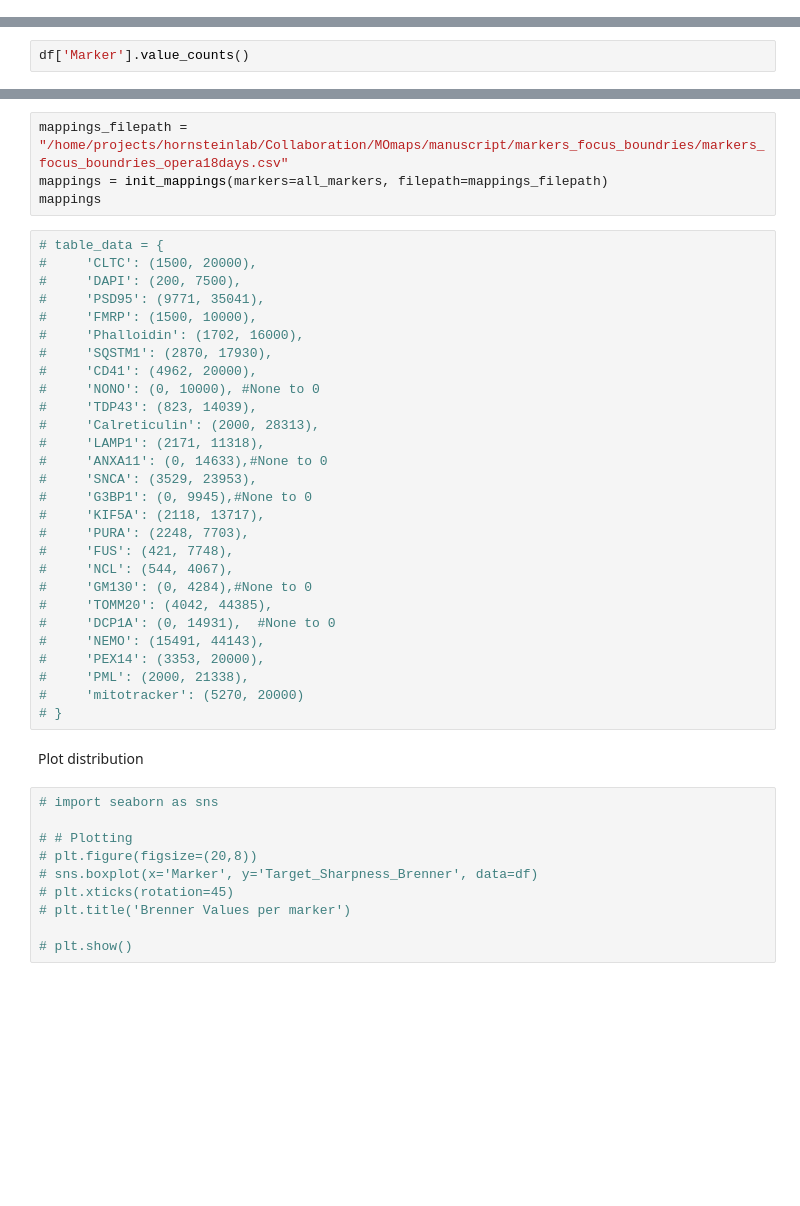
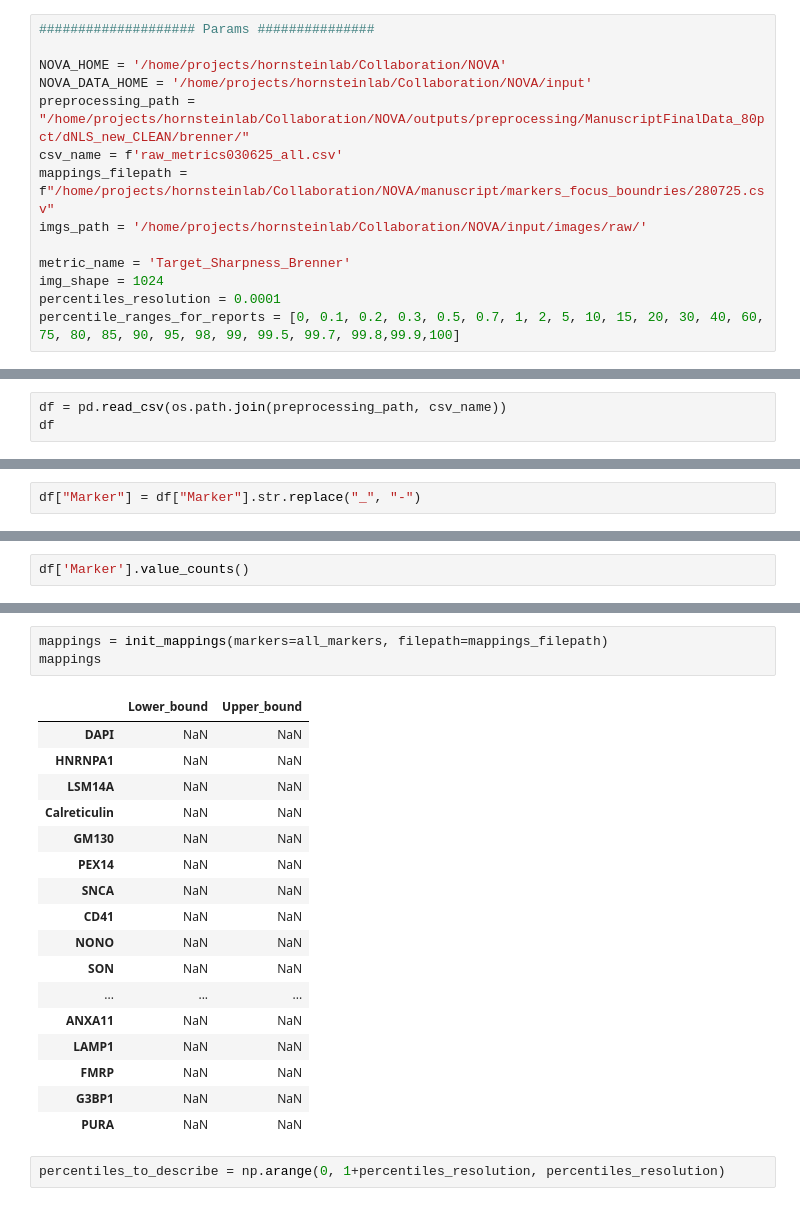
Before and after one commit to Sagykri/NOVA, a Jupyter notebook: tools/preprocessing_tools/set_brenner.ipynb, the cells around one changed output, grey strips where cells are left out. Cells and saved outputs as stored; diff of their text form; blank space fills up the shorter version.

```diff
--- a/tools/preprocessing_tools/set_brenner.ipynb
+++ b/tools/preprocessing_tools/set_brenner.ipynb
@@ -1 +1,15 @@
+# %%
+#################### Params ###############
+
+NOVA_HOME = '/home/projects/hornsteinlab/Collaboration/NOVA'
+NOVA_DATA_HOME = '/home/projects/hornsteinlab/Collaboration/NOVA/input'
+preprocessing_path = "/home/projects/hornsteinlab/Collaboration/NOVA/outputs/preprocessing/ManuscriptFinalData_80pct/dNLS_new_CLEAN/brenner/"
+csv_name = f'raw_metrics030625_all.csv'
+mappings_filepath = f"/home/projects/hornsteinlab/Collaboration/NOVA/manuscript/markers_focus_boundries/280725.csv"
+imgs_path = '/home/projects/hornsteinlab/Collaboration/NOVA/input/images/raw/'
+
+metric_name = 'Target_Sharpness_Brenner'
+img_shape = 1024
+percentiles_resolution = 0.0001
+percentile_ranges_for_reports = [0, 0.1, 0.2, 0.3, 0.5, 0.7, 1, 2, 5, 10, 15, 20, 30, 40, 60, 75, 80, 85, 90, 95, 98, 99, 99.5, 99.7, 99.8,99.9,100]
 # %%
@@ -364,0 +382,3 @@ df
+# %%
+df = pd.read_csv(os.path.join(preprocessing_path, csv_name))
+df
@@ -364,0 +443,2 @@ df
+# %%
+df["Marker"] = df["Marker"].str.replace("_", "-")
@@ -373,45 +462,24 @@ print(all_markers)
 # %%
-mappings_filepath = "/home/projects/hornsteinlab/Collaboration/MOmaps/manuscript/markers_focus_boundries/markers_focus_boundries_opera18days.csv"
 mappings = init_mappings(markers=all_markers, filepath=mappings_filepath)
 mappings
+# %% [output]
+|  | Lower_bound | Upper_bound |
+| DAPI | NaN | NaN |
+| HNRNPA1 | NaN | NaN |
+| LSM14A | NaN | NaN |
+| Calreticulin | NaN | NaN |
+| GM130 | NaN | NaN |
+| PEX14 | NaN | NaN |
+| SNCA | NaN | NaN |
+| CD41 | NaN | NaN |
+| NONO | NaN | NaN |
+| SON | NaN | NaN |
+| ... | ... | ... |
+| ANXA11 | NaN | NaN |
+| LAMP1 | NaN | NaN |
+| FMRP | NaN | NaN |
+| G3BP1 | NaN | NaN |
+| PURA | NaN | NaN |
-# %%
-# table_data = {
-#     'CLTC': (1500, 20000),
-#     'DAPI': (200, 7500),
-#     'PSD95': (9771, 35041),
-#     'FMRP': (1500, 10000),
-#     'Phalloidin': (1702, 16000),
-#     'SQSTM1': (2870, 17930),
-#     'CD41': (4962, 20000),
-#     'NONO': (0, 10000), #None to 0
-#     'TDP43': (823, 14039),
-#     'Calreticulin': (2000, 28313),
-#     'LAMP1': (2171, 11318),
-#     'ANXA11': (0, 14633),#None to 0
-#     'SNCA': (3529, 23953),
-#     'G3BP1': (0, 9945),#None to 0
-#     'KIF5A': (2118, 13717),
-#     'PURA': (2248, 7703),
-#     'FUS': (421, 7748),
-#     'NCL': (544, 4067),
-#     'GM130': (0, 4284),#None to 0
-#     'TOMM20': (4042, 44385),
-#     'DCP1A': (0, 14931),  #None to 0
-#     'NEMO': (15491, 44143),
-#     'PEX14': (3353, 20000),
-#     'PML': (2000, 21338),
-#     'mitotracker': (5270, 20000)
-# }
-# %% [markdown]
-Plot distribution
-# %%
-# import seaborn as sns
-
-# # Plotting
-# plt.figure(figsize=(20,8))
-# sns.boxplot(x='Marker', y='Target_Sharpness_Brenner', data=df)
-# plt.xticks(rotation=45)
-# plt.title('Brenner Values per marker')
-
-# plt.show()
+# %%
+percentiles_to_describe = np.arange(0, 1+percentiles_resolution, percentiles_resolution)
 # %% [markdown]
```
Also changed, not shown: parts of 30 cells of this notebook.
